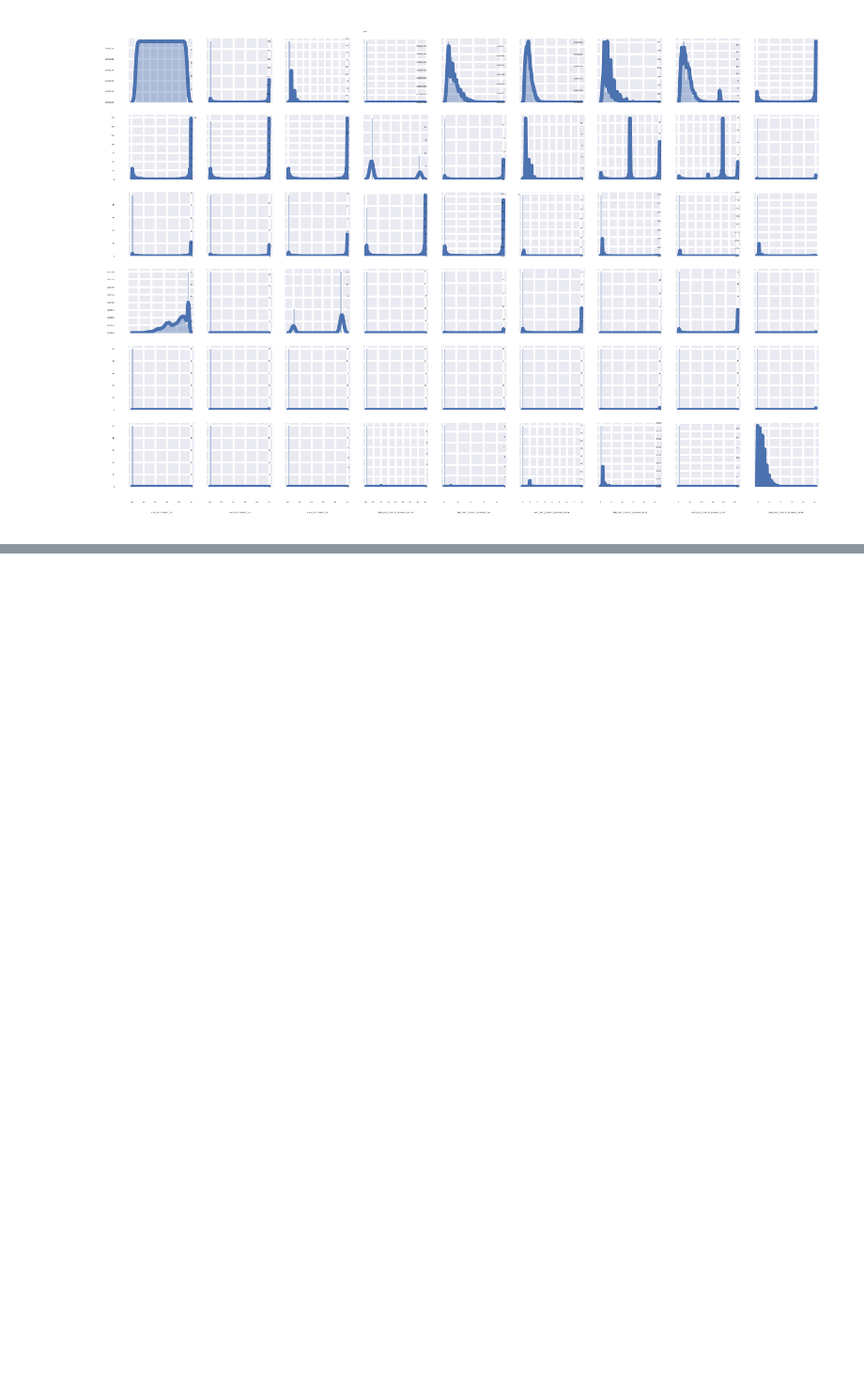
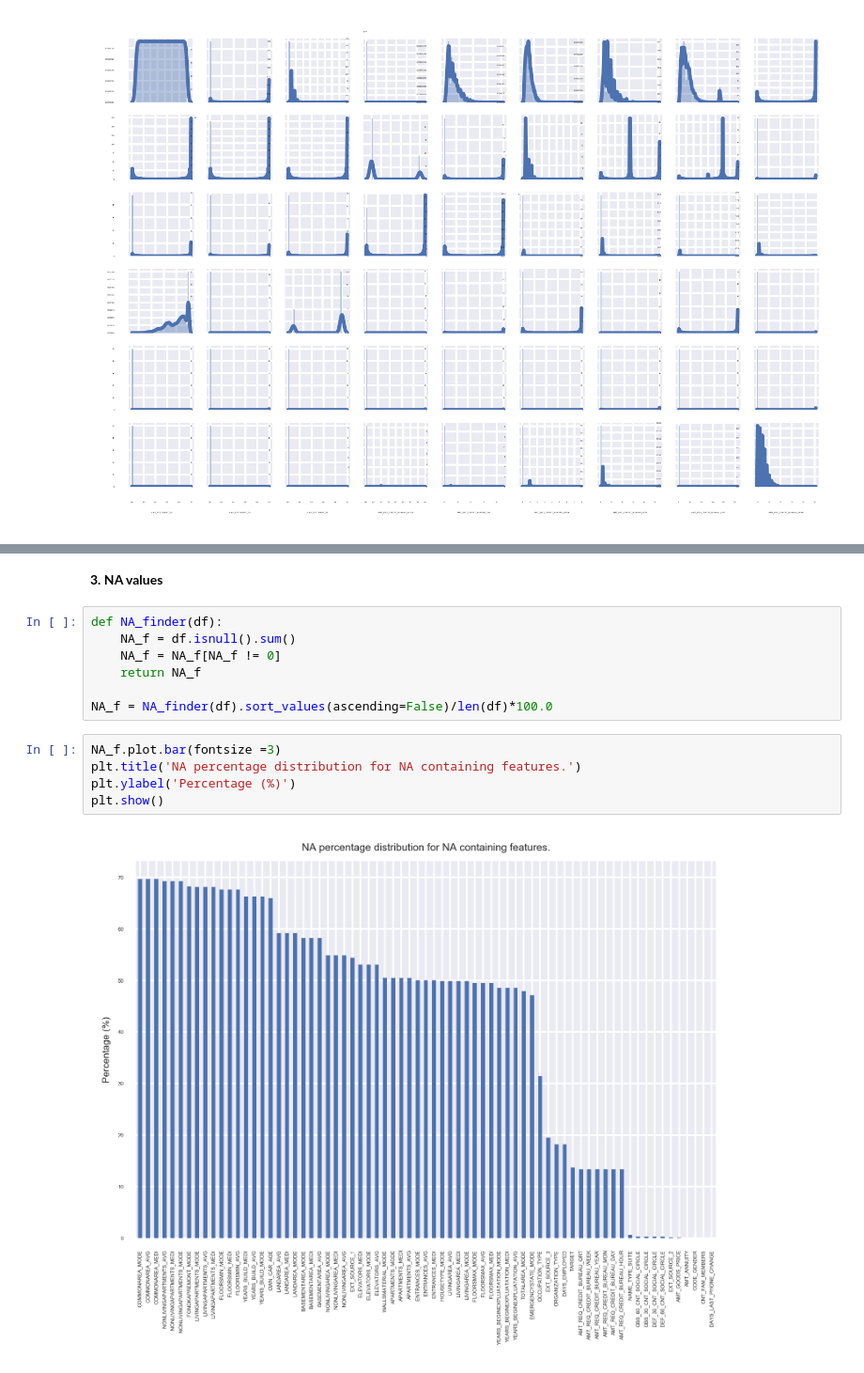
Before and after one commit to cryswen/HomeCreditRisk, a Jupyter notebook: EDA.ipynb, the cells around one changed output, grey strips where cells are left out. Shown: that part at 94% size. Drawn from its saved outputs; the diff is of its cells as text; blank space fills up the shorter version.

Commit message:
added NA distribution plot

```diff
--- a/EDA.ipynb
+++ b/EDA.ipynb
@@ -276,0 +287,16 @@ sns_distplot(other_num,6,9,0.01)
+# %% [markdown]
+__3. NA values__
+# %%
+def NA_finder(df):
+    NA_f = df.isnull().sum()
+    NA_f = NA_f[NA_f != 0]
+    return NA_f
+
+NA_f = NA_finder(df).sort_values(ascending=False)/len(df)*100.0
+# %%
+NA_f.plot.bar(fontsize =3)
+plt.title('NA percentage distribution for NA containing features.')
+plt.ylabel('Percentage (%)')
+plt.show()
+# %% [output]
+[figure, added]
```
Also changed, not shown: parts of 2 cells of this notebook.
